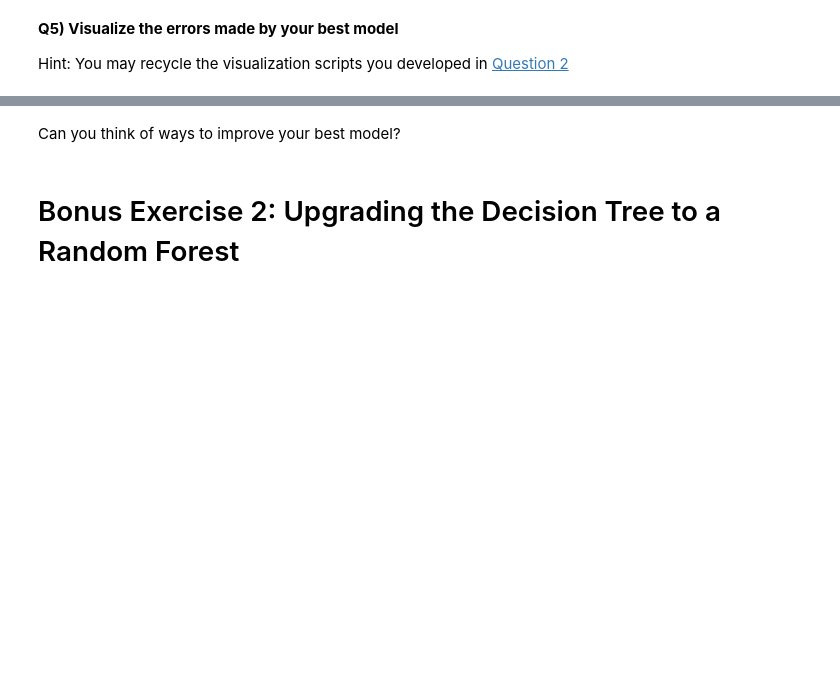
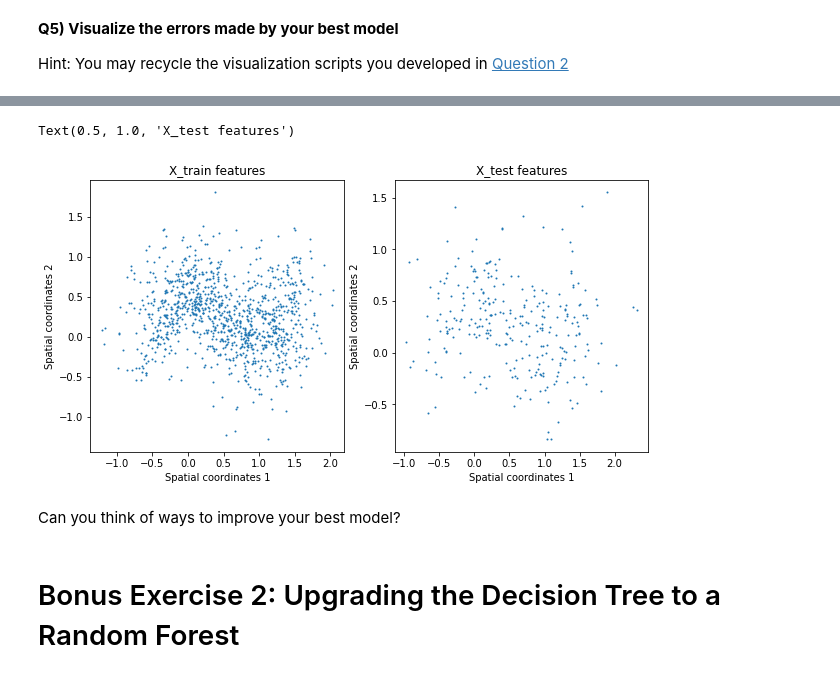
Before and after one commit to MaxHenk/2022_ML_Earth_Env_Sci, a Jupyter notebook: Lab_Notebooks/S3_2_Decision_Trees.ipynb, the cells around one changed output, grey strips where cells are left out. Saved outputs shown, nothing was run; the diff lists cells and outputs as text; code cells hidden in the pictures; blank space fills up the shorter version.

```diff
--- a/Lab_Notebooks/S3_2_Decision_Trees.ipynb
+++ b/Lab_Notebooks/S3_2_Decision_Trees.ipynb
@@ -89,3 +142,22 @@ Hint: You may recycle the visualization scripts you developed in [Question 2](#Q
+# %%
+fig, axes = plt.subplots(figsize=(10, 5), ncols=2)
+ax0, ax1 = axes
+#figure 1
+ax0.scatter(wrong_train[:,0], wrong_train[:,1], s=1)
+ax0.set_xlabel('Spatial coordinates 1')
+ax0.set_ylabel('Spatial coordinates 2')
+ax0.set_title('X_train features')
+#figure 2
+ax1.scatter(wrong_test[:,0], wrong_test[:,1], s=1)
+ax1.set_xlabel('Spatial coordinates 1')
+ax1.set_ylabel('Spatial coordinates 2')
+ax1.set_title('X_test features')
+
+# Scatter points for which your best model made erroneous predictions
+# and compare them to points for which your best models made correct predictions
+# %% [output]
+Text(0.5, 1.0, 'X_test features')
+[figure, added]
 # %% [markdown]
 Can you think of ways to improve your best model?
 # %% [markdown]
```
Also changed, not shown: parts of 13 cells of this notebook.
